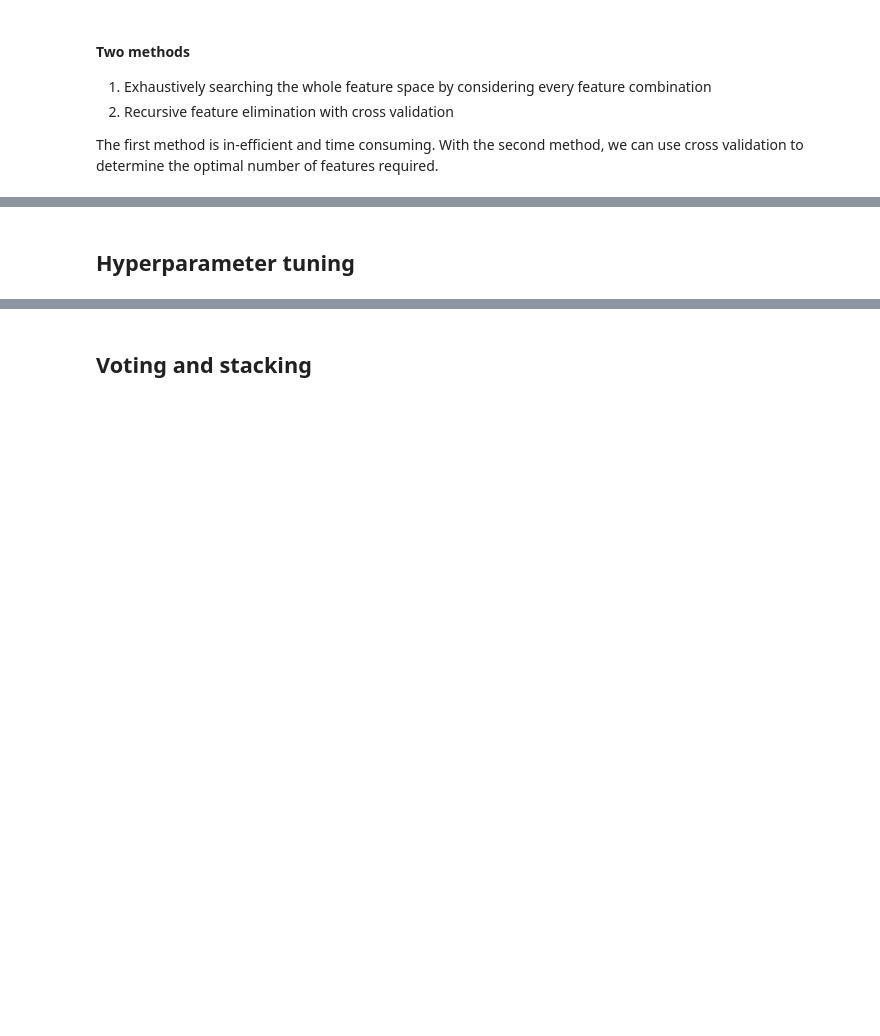
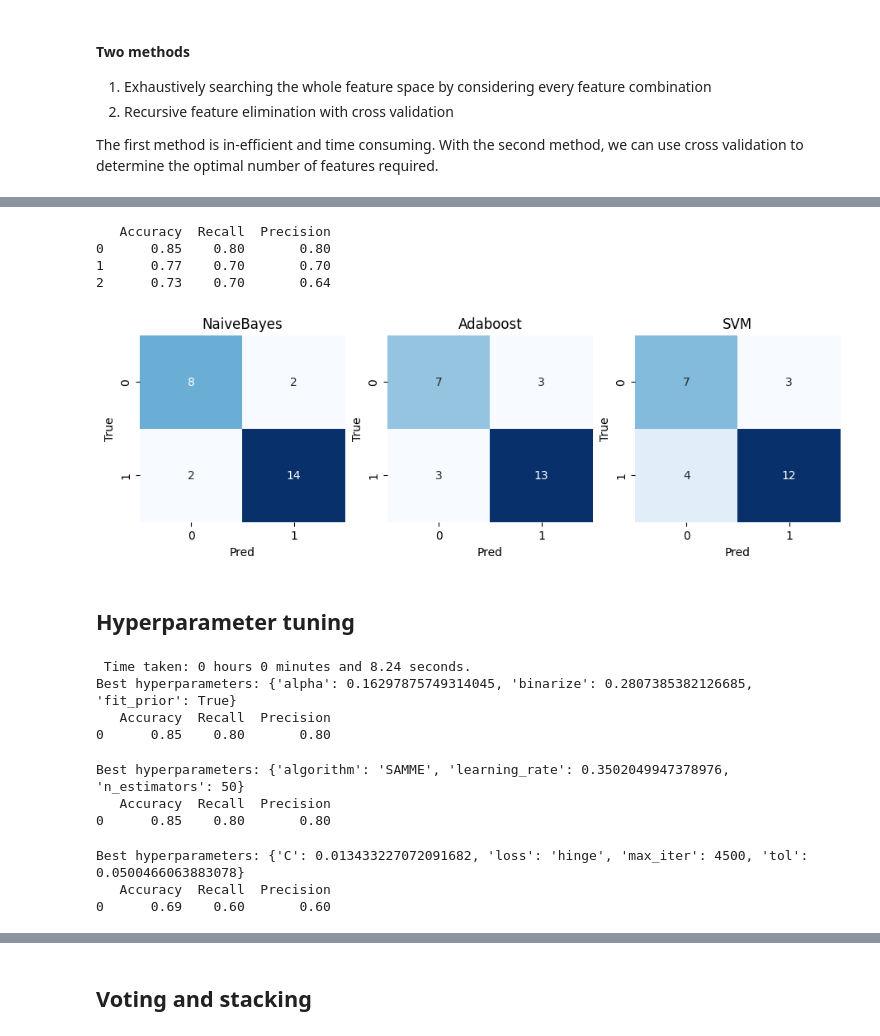
Before and after one commit to buddhiW/QuAOVkQp1uAMReTF, a Jupyter notebook: main.ipynb, the cells around one changed output, grey strips where cells are left out. Cells and saved outputs as stored; diff of their text form; code cells hidden in the pictures; blank space fills up the shorter version.

```diff
--- a/main.ipynb
+++ b/main.ipynb
@@ -354,7 +356,7 @@ for idx, (clf_name, clf) in enumerate(classifiers.items()):
 
     print(f"Processing: {clf_name}")
 
-    if clf_name == 'NaiveBayes':
+    if clf_name == '888':#'NaiveBayes':
         # Use SelectKBest for Naïve Bayes
         # Naïve Bayes assumes feature independence. Thus, feature importances may not be suitable for feature selection
         feature_selector = SelectKBest(lambda X, y: mutual_info_classif(X, y, random_state=seed), k=4)
@@ -376,12 +378,12 @@ for idx, (clf_name, clf) in enumerate(classifiers.items()):
     model.fit(x_train, y_train)
 
     # Print ranking of features
-    if clf_name == 'NaiveBayes':
+    if clf_name == '888':# 'NaiveBayes':
         selected_features = np.array(features)[feature_selector.get_support()]
         print(f"{clf_name} Selected Features: {selected_features}")
     else:
         # ranking = pd.DataFrame({'Feature': features, 'Ranking': rfe.ranking_})
         # print(f"{clf_name} \n {ranking}")
         selected_features = np.array(features)[rfecv.support_]
-        print(f"{clf_name} Optimal Number of Features: {rfecv.n_features_}")
-        print(f"{clf_name} Selected Features: {selected_features}")
+        print(f"Optimal Number of Features: {rfecv.n_features_}")
+        print(f"Selected Features: {selected_features}")
@@ -389,9 +401,9 @@ for idx, (clf_name, clf) in enumerate(classifiers.items()):
 rfecv.cv_results_
 # %%
 ## Evaluating feature selection
-features_subset = [['X1', 'X2', 'X3', 'X4', 'X5', 'X6'],#['X1', 'X3', 'X4', 'X5'], #['X2', 'X3', 'X4', 'X6']
+features_subset = [['X1'],#['X1', 'X3', 'X4', 'X5'], #['X2', 'X3', 'X4', 'X6']
                    ['X1', 'X2', 'X3', 'X4', 'X5', 'X6'],#['X1', 'X2', 'X3', 'X5', 'X6'], #['X1', 'X2', 'X5', 'X6']
-                    ['X1', 'X2', 'X3', 'X4', 'X5', 'X6']] #['X1', 'X3', 'X5', 'X6']
+                    ['X1', 'X2', 'X3', 'X5', 'X6']] #['X1', 'X3', 'X5', 'X6']
 
 fig, ax = plt.subplots(1, 3, figsize=(9,3), constrained_layout=True)
 metrics = []
@@ -400,33 +412,40 @@ for idx, (clf_name, clf) in enumerate(classifiers.items()):
     X_subset = df[features_subset[idx]]
     x_train_subset, x_test_subset, y_train, y_test = train_test_split(X_subset, Y, test_size=0.2, random_state=seed)
 
     model = Pipeline([
             ("preprocessing", preprocessor),
             ("classifier", clf)
         ])
 
 
     model.fit(x_train_subset, y_train) #clf.fit(x_train, y_train, eval_set=[(x_test, y_test)]) #(eval_set for early stopping)
 
     # Make predictions
     y_pred = model.predict(x_test_subset)
 
     accuracy = accuracy_score(y_test, y_pred)
     precision = precision_score(y_test, y_pred, pos_label=0)
     recall = recall_score(y_test, y_pred, pos_label=0)
 
     metrics.append([accuracy, recall, precision])
 
     # importances.append(clf.feature_importances_)
 
     cm = confusion_matrix(y_test, y_pred)
     s = sns.heatmap(cm, ax = ax[idx], cbar = False, annot=True, cmap='Blues')
     s.set_xlabel('Pred')
     s.set_ylabel('True')
     s.set_title(clf_name)
 
 metrics_df = pd.DataFrame(metrics, columns=['Accuracy', 'Recall', 'Precision'])
 print(metrics_df)
+plt.show()
+# %% [output]
+   Accuracy  Recall  Precision
+0      0.85    0.80       0.80
+1      0.77    0.70       0.70
+2      0.73    0.70       0.64
+[figure, added]
 # %% [markdown]
 ## Hyperparameter tuning
 # %%
@@ -483,7 +502,7 @@ space = {
 }
 # Run the optimization
 starttime = timer()
-best_params = fmin(objective, space, algo=rand.suggest, max_evals=500, early_stop_fn=no_progress_loss(10))
+best_params = fmin(objective, space, algo=rand.suggest, max_evals=500, early_stop_fn=no_progress_loss(10), rstate=np.random.default_rng(seed))
 timer(starttime)
 
 # Print the best hyperparameters
@@ -521,6 +540,12 @@ s.set_title(clf_name)
 
 metrics_df = pd.DataFrame(metrics, columns=['Accuracy', 'Recall', 'Precision'])
 print(metrics_df)
+plt.show()
+# %% [output]
+ Time taken: 0 hours 0 minutes and 8.24 seconds.
+Best hyperparameters: {'alpha': 0.16297875749314045, 'binarize': 0.2807385382126685, 'fit_prior': True}
+   Accuracy  Recall  Precision
+0      0.85    0.80       0.80
 # %%
 # AdaBoost hyperparameter tuning with HyperOpt
 
@@ -531,14 +556,14 @@ x_train_subset, x_test_subset, y_train, y_test = train_test_split(X_subset, Y, t
 def objective(params):
     #print(f"Trying params: {params}")
 
-    # Create the base estimator separately
-    estimator = DecisionTreeClassifier(
-        max_depth=params.pop('max_depth'),
-        min_samples_split=params.pop('min_samples_split'),
-        random_state=seed
-    )
+    # # Create the base estimator separately
+    # estimator = DecisionTreeClassifier(
+    #     max_depth=params.pop('max_depth'),
+    #     min_samples_split=params.pop('min_samples_split'),
+    #     random_state=seed
+    # )
 
-    clf = AdaBoostClassifier(estimator=estimator, **params, random_state=seed)
+    clf = AdaBoostClassifier(**params, random_state=seed) #estimator=estimator,
 
     model = Pipeline([
             ("preprocessing", preprocessor),
@@ -553,12 +578,12 @@ space = {
     'n_estimators': scope.int(hp.quniform('n_estimators', 50, 200, 10)),  # Number of boosting rounds
     'learning_rate': hp.loguniform('learning_rate', -4, 0),  # Learning rate (0.0001 to 1)
     'algorithm': hp.choice('algorithm', ['SAMME', 'SAMME.R']),  # Type of boosting
-    'max_depth': scope.int(hp.quniform('base_max_depth', 1, 30, 1)),  # Depth of weak learners
-    'min_samples_split': hp.uniform('base_min_samples_split', 0.01, 0.5),  # Min samples per split
+    #'max_depth': scope.int(hp.quniform('base_max_depth', 1, 30, 1)),  # Depth of weak learners
+    #'min_samples_split': hp.uniform('base_min_samples_split', 0.01, 0.5),  # Min samples per split
 }
 
 # Run the optimization
-best_params = fmin(objective, space, algo=rand.suggest, max_evals=500, early_stop_fn=no_progress_loss(10))
+best_params = fmin(objective, space, algo=tpe.suggest, max_evals=500, early_stop_fn=no_progress_loss(10), rstate=np.random.default_rng(seed))
 
 # Print the best hyperparameters
 best_params = space_eval(space, best_params)
@@ -567,15 +592,15 @@ best_params_all['AdaBoost'] = best_params
 
 # Evaluate the model with the best hyperparameters
 best_params['n_estimators'] = int(best_params['n_estimators'])
-best_params['max_depth'] = int(best_params['max_depth'])
+#best_params['max_depth'] = int(best_params['max_depth'])
 
-estimator = DecisionTreeClassifier(
-        max_depth=best_params.pop('max_depth'),
-        min_samples_split=best_params.pop('min_samples_split'),
-        random_state=seed
-    )
+# estimator = DecisionTreeClassifier(
+#         max_depth=best_params.pop('max_depth'),
+#         min_samples_split=best_params.pop('min_samples_split'),
+#         random_state=seed
+#     )
 
-final_clf = AdaBoostClassifier(estimator=estimator, **best_params, random_state=seed)
+final_clf = AdaBoostClassifier(**best_params, random_state=seed) #estimator=estimator,
 
 final_model = Pipeline([
             ("preprocessing", preprocessor),
@@ -605,6 +630,11 @@ s.set_title(clf_name)
 
 metrics_df = pd.DataFrame(metrics, columns=['Accuracy', 'Recall', 'Precision'])
 print(metrics_df)
+plt.show()
+# %% [output]
+Best hyperparameters: {'algorithm': 'SAMME', 'learning_rate': 0.3502049947378976, 'n_estimators': 50}
+   Accuracy  Recall  Precision
+0      0.85    0.80       0.80
 # %%
 # LinearSVC hyperparameter tuning with HyperOpt
 
@@ -632,7 +662,7 @@ space = {
 }
 
 # Run the optimization
-best_params = fmin(objective, space, algo=tpe.suggest, max_evals=500, early_stop_fn=no_progress_loss(10)) #rand
+best_params = fmin(objective, space, algo=tpe.suggest, max_evals=500, early_stop_fn=no_progress_loss(10), rstate=np.random.default_rng(seed)) #rand
 
 # Print the best hyperparameters
 best_params = space_eval(space, best_params)
@@ -672,6 +702,10 @@ s.set_title(clf_name)
 
 metrics_df = pd.DataFrame(metrics, columns=['Accuracy', 'Recall', 'Precision'])
 print(metrics_df)
+# %% [output]
+Best hyperparameters: {'C': 0.013433227072091682, 'loss': 'hinge', 'max_iter': 4500, 'tol': 0.0500466063883078}
+   Accuracy  Recall  Precision
+0      0.69    0.60       0.60
 # %%
 # Re-training the selected models
 
```
Also changed, not shown: parts of 8 cells of this notebook, 1 other file.
